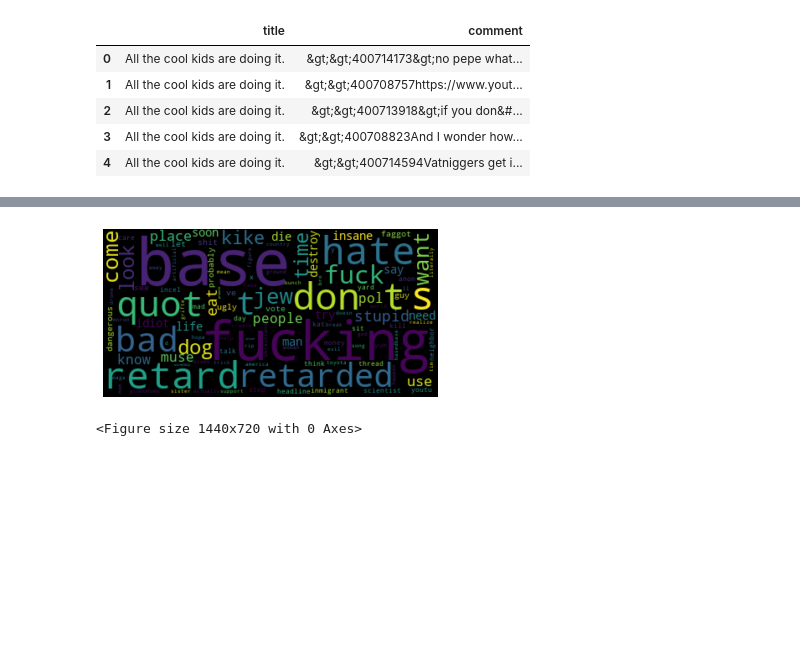
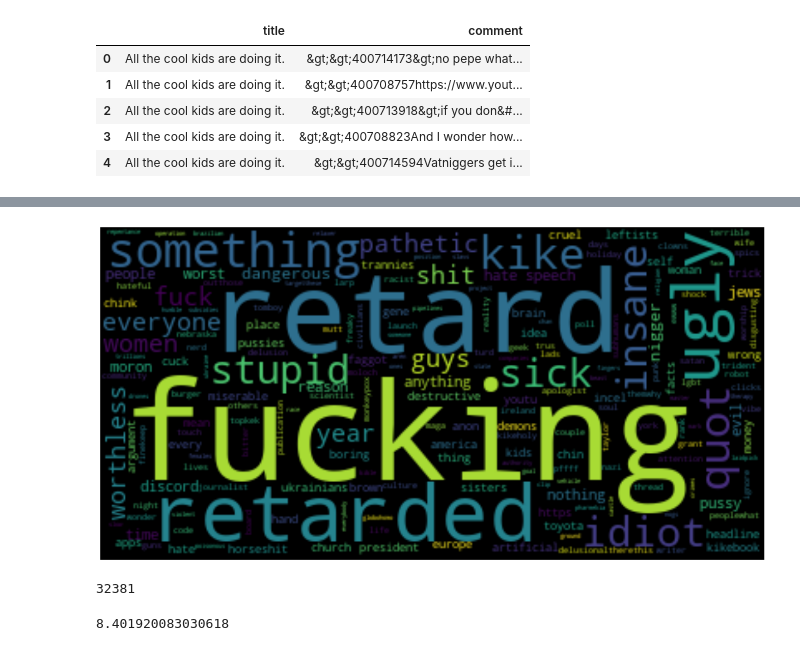
Before and after one commit to Extrieve/NLProject, a Jupyter notebook: 4chan/pandas_transformation.ipynb, the cells around one changed output, grey strips where cells are left out. Drawn from its saved outputs; the diff is of its cells as text; code cells hidden in the pictures; blank space fills up the shorter version.

```diff
--- a/4chan/pandas_transformation.ipynb
+++ b/4chan/pandas_transformation.ipynb
@@ -38,7 +38,7 @@ def clean_text(text):
 
     # only accept nouns, pronouns and entities
     doc = nlp(text)
-    text = [token.text for token in doc if token.pos_ in ['NOUN', 'PROPN', 'PRON', 'ADJ']]
+    text = [token.text for token in doc if token.pos_ in ['NOUN', 'PROPN', 'PRON', 'ADJ'] and len(token.text) > 3]
     return text
 # %%
 # apply the clean_text function to the dataframe
@@ -96,5 +97,5 @@ df[df['sentiment'] > 0.5].sample(5)
 # %%
 # lets create a new column with the subjectivity of the comment
-df['subjectivity'] = df['doc'].apply(lambda x: nlp(x)._.blob.subjectivity)
+df['subjectivity'] = df['comment'].apply(lambda x: nlp(' '.join(x))._.blob.subjectivity)
 # %%
 # lets plot the subjectivity of the comments
@@ -142,20 +144,31 @@ TypeError: sequence item 0: expected str instance, list found
 # %%
 # lets create a word cloud of the most common words in the comments, but only for negative comments
-negative_comments = ' '.join(df[df['sentiment'] < -0.5]['comment'])
+negative_comments = ' '.join(df[df['sentiment'] < -0.5]['comment'].apply(lambda x: ' '.join(x)))
 
 # create a word cloud object
 wordcloud = WordCloud().generate(negative_comments)
 
+plt.figure(figsize=(20,10))
 plt.imshow(wordcloud, interpolation='bilinear')
 plt.axis("off")
-plt.figure(figsize=(20,10))
 plt.show()
 # %% [output]
-[figure, old version]
+[figure, new version]
-<Figure size 1440x720 with 0 Axes>
 # %%
 # check how many unique words are in the comments
 total_unique = len(set(all_comments.split()))
 
 # average unique words per comment
 unique_words_by_comment = len(set(all_comments.split())) / len(all_comments.split())
+# %%
+# check how many total words are in the comments
+total_words = len(all_comments.split())
+total_words
+# %% [output]
+32381
+# %%
+# check how many average words are in the comments
+average_words_by_comment = len(all_comments.split()) / len(df)
+average_words_by_comment
+# %% [output]
+8.401920083030618
```
Also changed, not shown: parts of 17 cells of this notebook, 1 other file.
